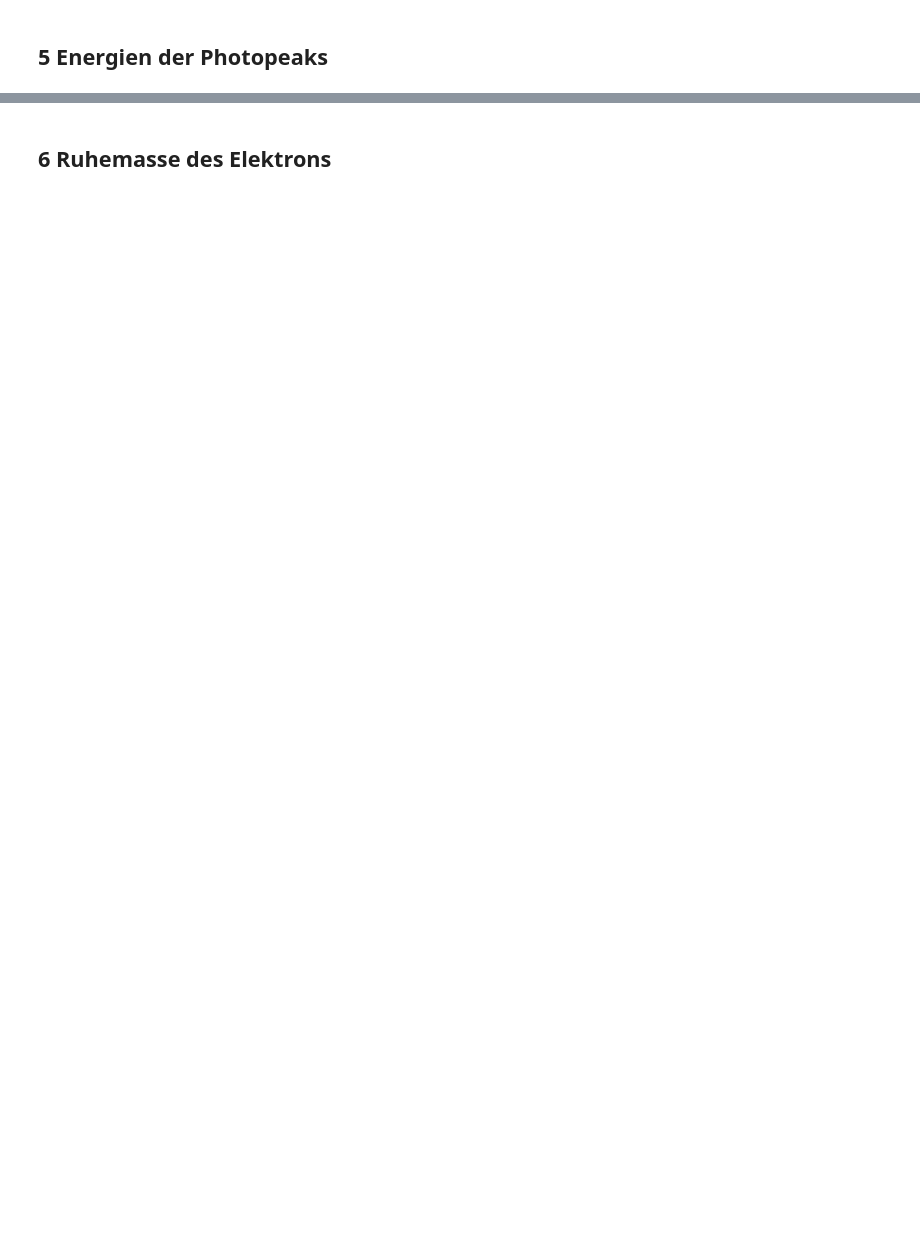
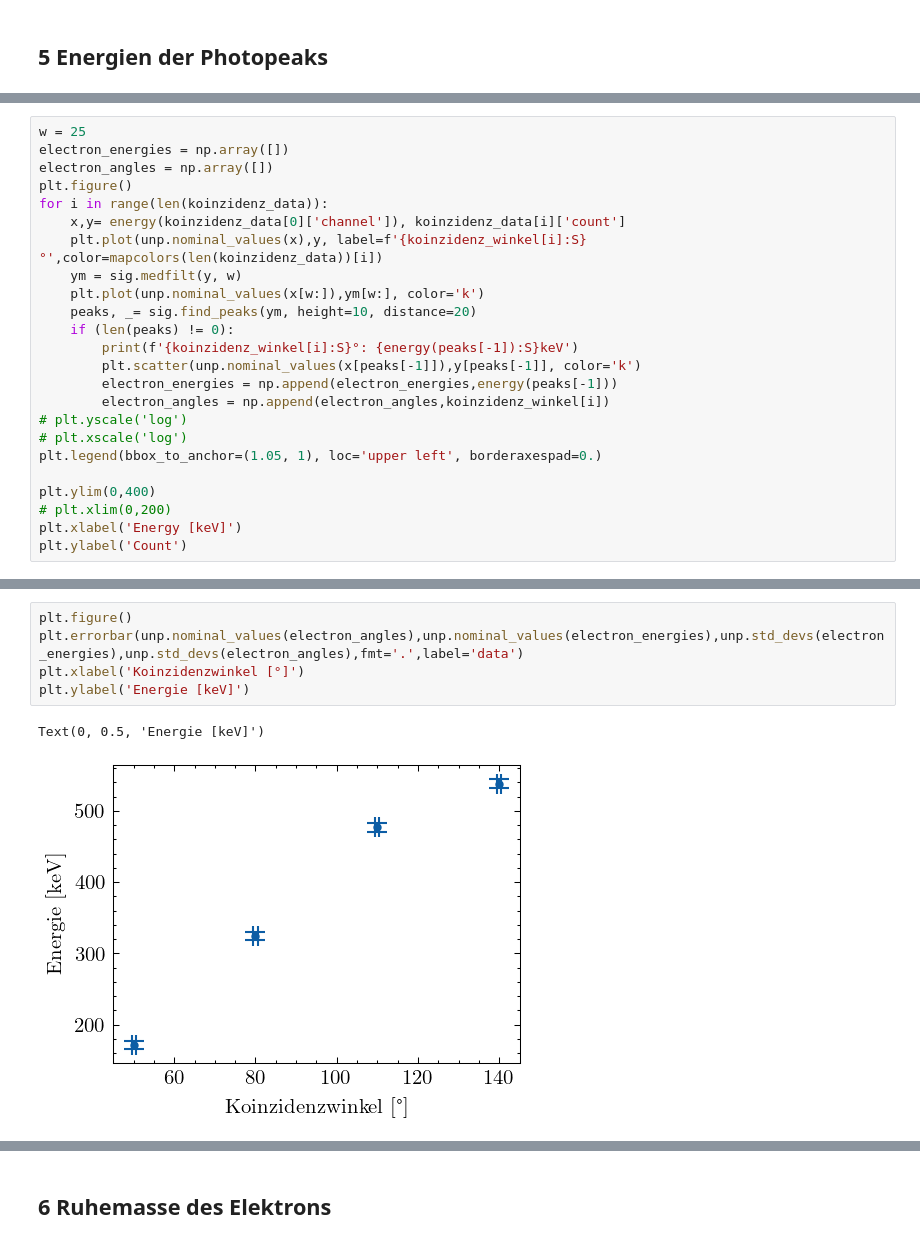
Before and after one commit to emhl/FP1, a Jupyter notebook: Compton.ipynb, the cells around one changed output, grey strips where cells are left out. Saved outputs shown, nothing was run; the diff lists cells and outputs as text; blank space fills up the shorter version.

Commit message:
calculate electron_mass and finish preplotting

```diff
--- a/Compton.ipynb
+++ b/Compton.ipynb
@@ -380,0 +370,24 @@ Text(0, 0.5, 'Count')
+# %%
+w = 25
+electron_energies = np.array([])
+electron_angles = np.array([])
+plt.figure()
+for i in range(len(koinzidenz_data)):
+    x,y= energy(koinzidenz_data[0]['channel']), koinzidenz_data[i]['count']
+    plt.plot(unp.nominal_values(x),y, label=f'{koinzidenz_winkel[i]:S}°',color=mapcolors(len(koinzidenz_data))[i])
+    ym = sig.medfilt(y, w)
+    plt.plot(unp.nominal_values(x[w:]),ym[w:], color='k')
+    peaks, _= sig.find_peaks(ym, height=10, distance=20)
+    if (len(peaks) != 0):
+        print(f'{koinzidenz_winkel[i]:S}°: {energy(peaks[-1]):S}keV')
+        plt.scatter(unp.nominal_values(x[peaks[-1]]),y[peaks[-1]], color='k')
+        electron_energies = np.append(electron_energies,energy(peaks[-1]))
+        electron_angles = np.append(electron_angles,koinzidenz_winkel[i])
+# plt.yscale('log')
+# plt.xscale('log')
+plt.legend(bbox_to_anchor=(1.05, 1), loc='upper left', borderaxespad=0.)
+
+plt.ylim(0,400)
+# plt.xlim(0,200)
+plt.xlabel('Energy [keV]')
+plt.ylabel('Count')
@@ -380,0 +401,8 @@ Text(0, 0.5, 'Count')
+# %%
+plt.figure()
+plt.errorbar(unp.nominal_values(electron_angles),unp.nominal_values(electron_energies),unp.std_devs(electron_energies),unp.std_devs(electron_angles),fmt='.',label='data')
+plt.xlabel('Koinzidenzwinkel [°]')
+plt.ylabel('Energie [keV]')
+# %% [output]
+Text(0, 0.5, 'Energie [keV]')
+[figure, added]
```
Also changed, not shown: parts of 9 cells of this notebook.
